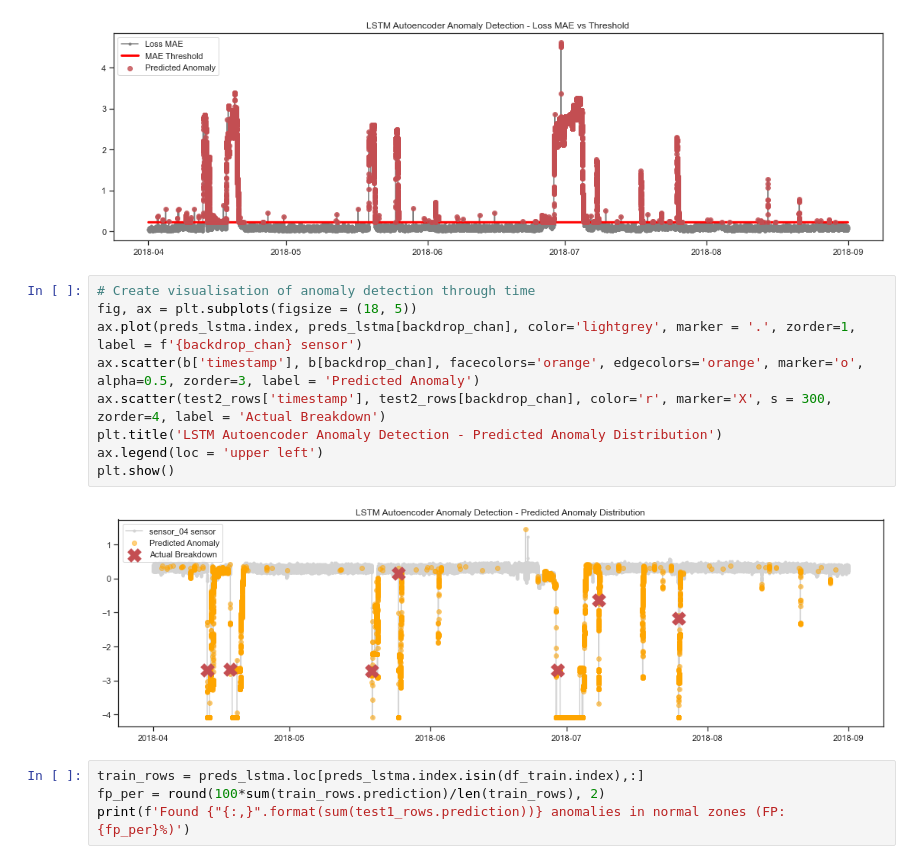
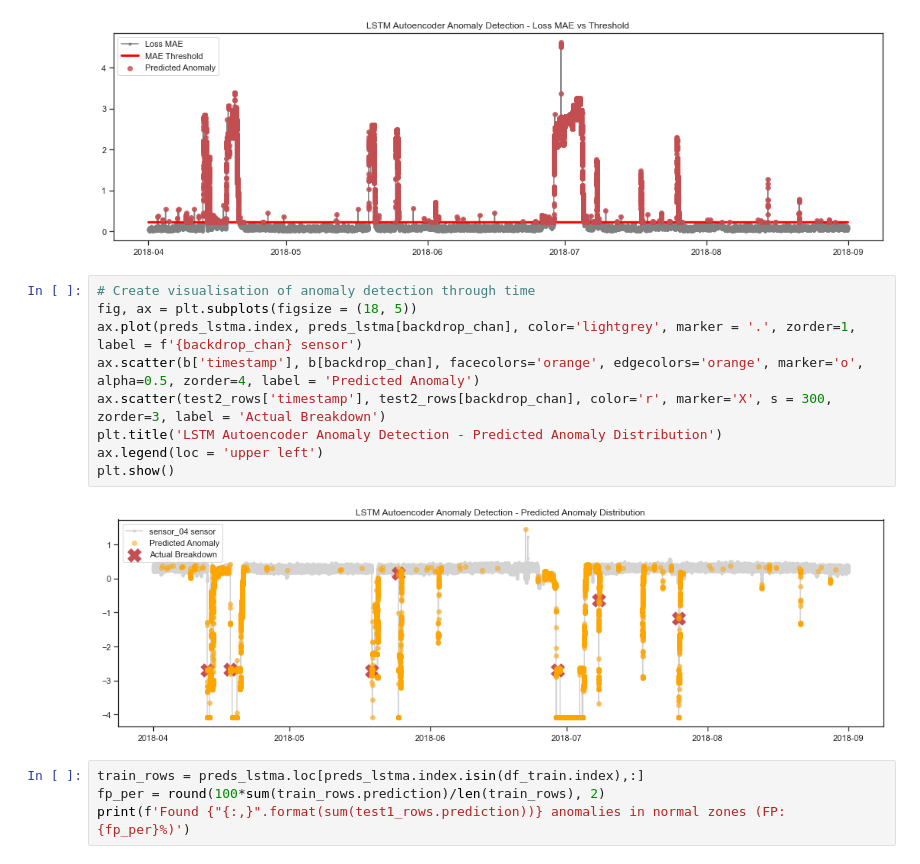
Before and after one commit to 3minuterecord/predictiveMaintenancePortfolio, a Jupyter notebook: Pump Sensor Predictive Maintenance.ipynb, the cells around one changed output. Drawn from its saved outputs; the diff is of its cells as text.

```diff
--- a/Pump Sensor Predictive Maintenance.ipynb
+++ b/Pump Sensor Predictive Maintenance.ipynb
@@ -1659,14 +1659,14 @@ plt.show()
 # %%
 # Create visualisation of anomaly detection through time
 fig, ax = plt.subplots(figsize = (18, 5))
 ax.plot(preds_lstma.index, preds_lstma[backdrop_chan], color='lightgrey', marker = '.', zorder=1, label = f'{backdrop_chan} sensor')
-ax.scatter(b['timestamp'], b[backdrop_chan], facecolors='orange', edgecolors='orange', marker='o', alpha=0.5, zorder=3, label = 'Predicted Anomaly')
-ax.scatter(test2_rows['timestamp'], test2_rows[backdrop_chan], color='r', marker='X', s = 300, zorder=4, label = 'Actual Breakdown')
+ax.scatter(b['timestamp'], b[backdrop_chan], facecolors='orange', edgecolors='orange', marker='o', alpha=0.5, zorder=4, label = 'Predicted Anomaly')
+ax.scatter(test2_rows['timestamp'], test2_rows[backdrop_chan], color='r', marker='X', s = 300, zorder=3, label = 'Actual Breakdown')
 plt.title('LSTM Autoencoder Anomaly Detection - Predicted Anomaly Distribution')
 ax.legend(loc = 'upper left')
 plt.show()
 # %% [output]
-[figure, old version]
+[figure, new version]
 # %%
 train_rows = preds_lstma.loc[preds_lstma.index.isin(df_train.index),:]
 fp_per = round(100*sum(train_rows.prediction)/len(train_rows), 2)
```
Also changed, not shown: parts of 3 cells of this notebook.
